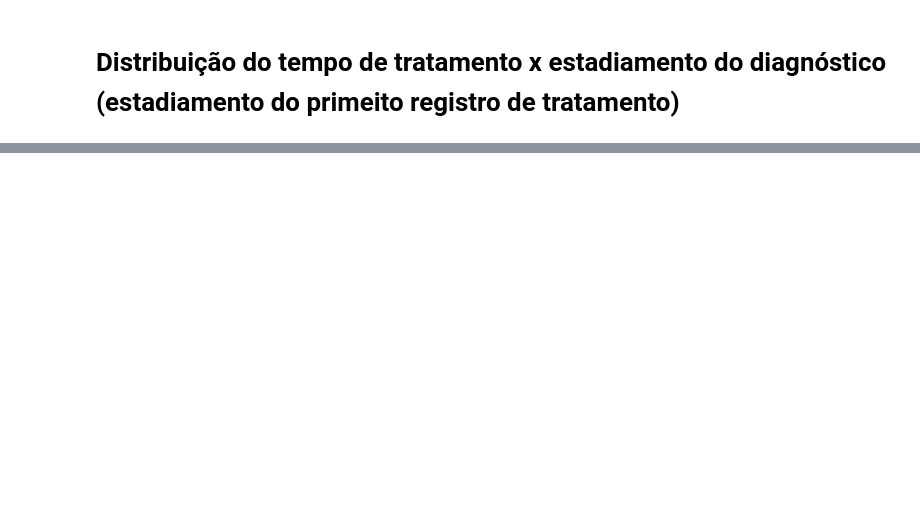
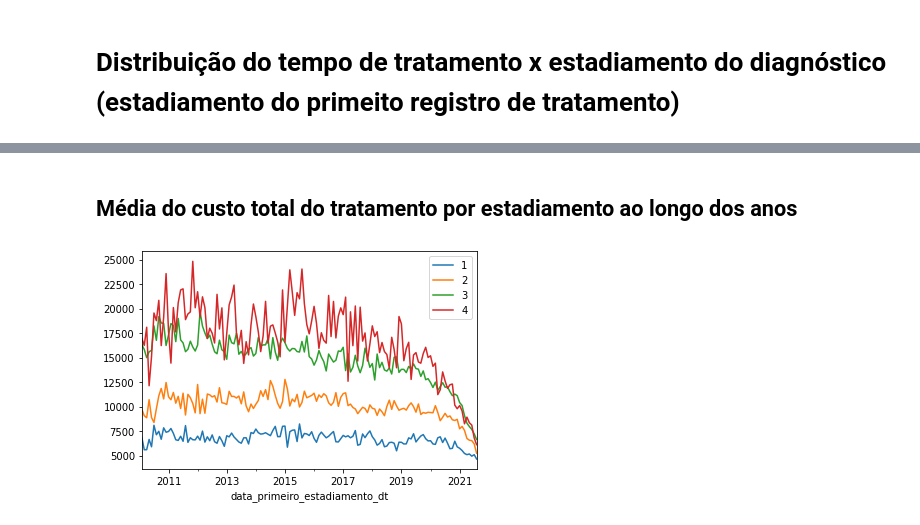
Before and after one commit to heber-augusto/sus-kpis-analysis, a Jupyter notebook: sia/analise_exploratoria_pacientes.ipynb, the cells around one changed output, grey strips where cells are left out. Cells and saved outputs as stored; diff of their text form; code cells hidden in the pictures; blank space fills up the shorter version.

```diff
--- a/sia/analise_exploratoria_pacientes.ipynb
+++ b/sia/analise_exploratoria_pacientes.ipynb
@@ -206,0 +253,7 @@ _ = ax.set_xlabel('Meses', fontsize=14)
+# %% [markdown]
+## Média do custo total do tratamento por estadiamento ao longo dos anos
+# %%
+pacientes_por_estadiamento = pacientes_time_series.groupby('primeiro_estadiamento')['media_custo']
+_ = pacientes_por_estadiamento.plot(legend=True)
+# %% [output]
+[figure, added]
```
Also changed, not shown: parts of 8 cells of this notebook.
